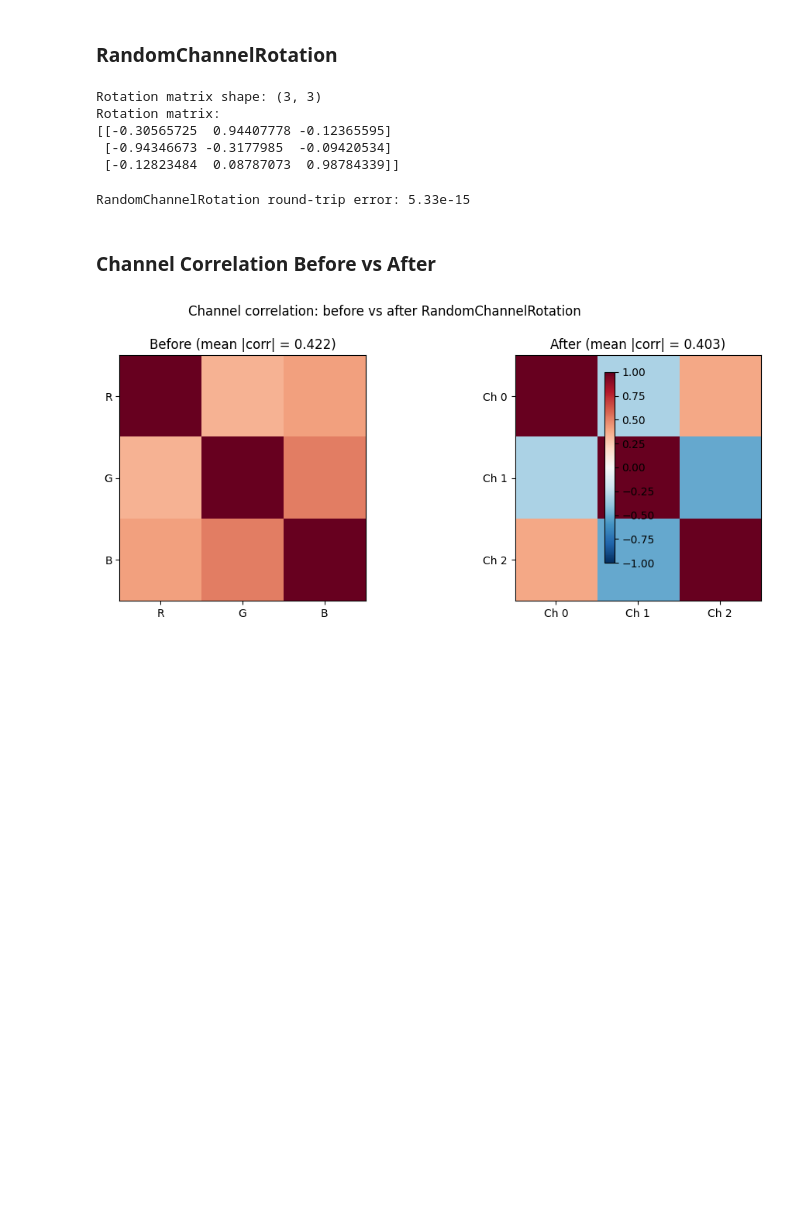
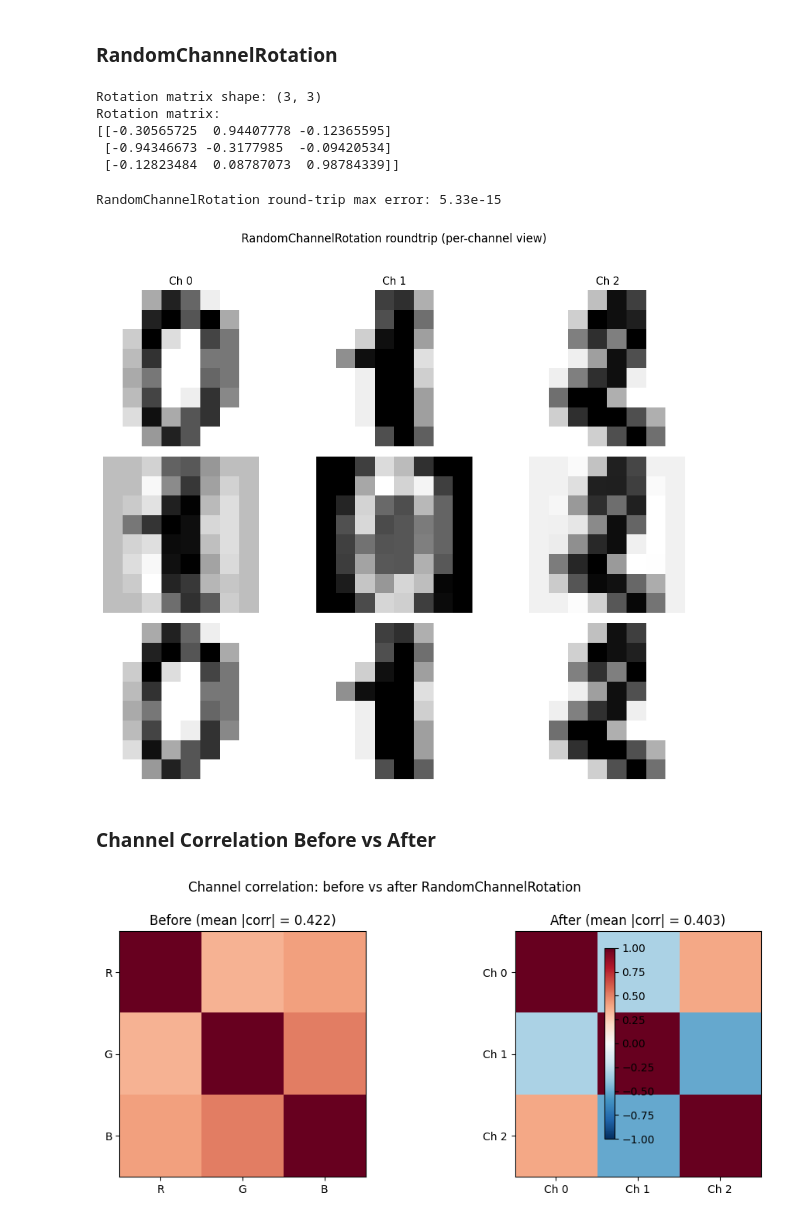
Before and after one commit to jejjohnson/rbig, a Jupyter notebook: docs/notebooks/12_image_rotations.ipynb, the cells around one changed output. Drawn from its saved outputs; the diff is of its cells as text; code cells hidden in the pictures; blank space fills up the shorter version.

```diff
--- a/docs/notebooks/12_image_rotations.ipynb
+++ b/docs/notebooks/12_image_rotations.ipynb
@@ -186,9 +205,30 @@ Rotation matrix:
 # %%
 # Verify invertibility
 X_rgb_rec = chan_rot.inverse_transform(X_chan)
-print(f"RandomChannelRotation round-trip error: {np.abs(X_rgb - X_rgb_rec).max():.2e}")
+print(f"RandomChannelRotation round-trip max error: {np.abs(X_rgb - X_rgb_rec).max():.2e}")
+
+# Visualise: show each channel for one sample (original → rotated → reconstructed)
+sample_idx = 0
+fig, axes = plt.subplots(3, C_rgb, figsize=(10, 8))
+titles_row = ["Original", "After channel rotation", "Reconstructed"]
+data_rows = [
+    images_rgb[sample_idx],
+    X_chan[sample_idx].reshape(C_rgb, H, W),
+    X_rgb_rec[sample_idx].reshape(C_rgb, H, W),
+]
+for row, (label, imgs_row) in enumerate(zip(titles_row, data_rows)):
+    for c in range(C_rgb):
+        axes[row, c].imshow(imgs_row[c], cmap="gray_r")
+        axes[row, c].axis("off")
+        if row == 0:
+            axes[row, c].set_title(f"Ch {c}", fontsize=11)
+    axes[row, 0].set_ylabel(label, fontsize=11)
+plt.suptitle("RandomChannelRotation roundtrip (per-channel view)", y=1.02)
+plt.tight_layout()
+plt.show()
 # %% [output]
-RandomChannelRotation round-trip error: 5.33e-15
+RandomChannelRotation round-trip max error: 5.33e-15
+[figure, added]
 # %% [markdown]
 ### Channel Correlation Before vs After
 # %%
```
Also changed, not shown: parts of 3 cells of this notebook, 1 other file.
